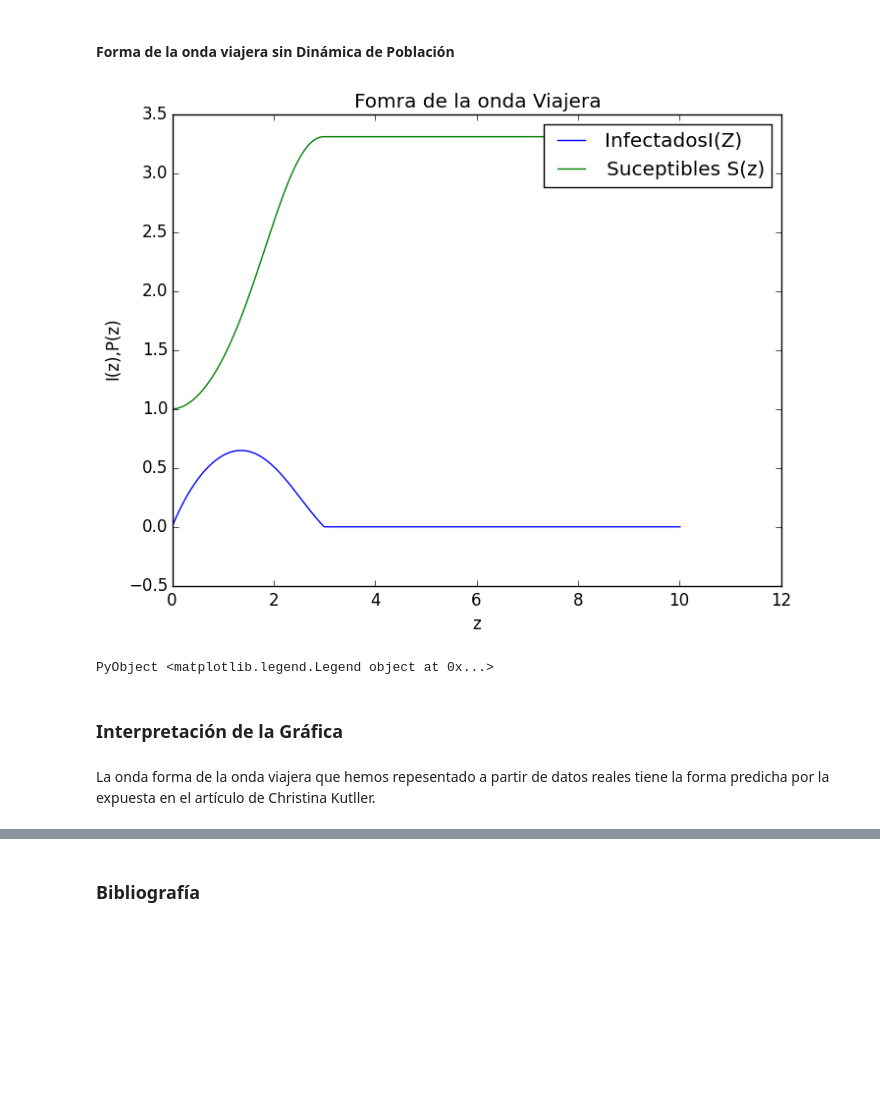
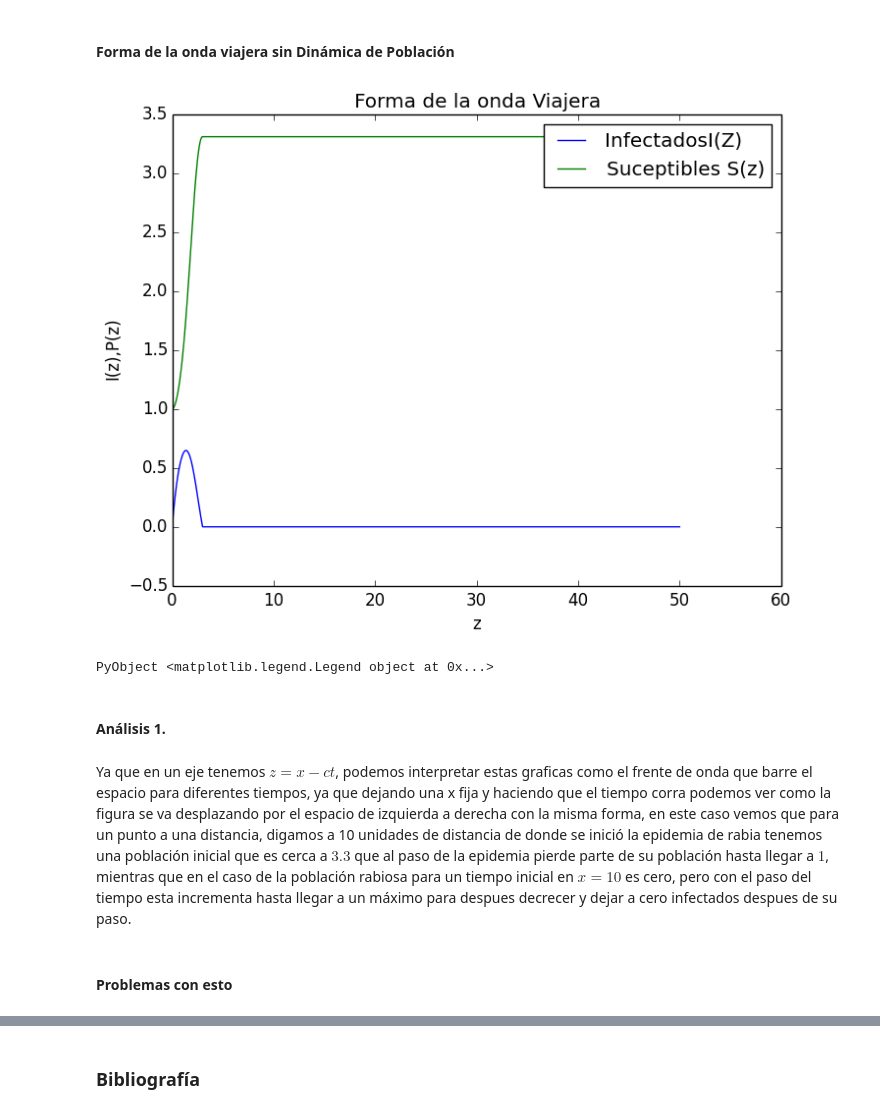
Before and after one commit to a9lara/GitSchoolRepository, a Jupyter notebook: ProyectoFinal_MironPedro_y_LaraArmando.ipynb, the cells around one changed output, grey strips where cells are left out. Saved outputs shown, nothing was run; the diff lists cells and outputs as text; code cells hidden in the pictures; blank space fills up the shorter version.

```diff
--- a/ProyectoFinal_MironPedro_y_LaraArmando.ipynb
+++ b/ProyectoFinal_MironPedro_y_LaraArmando.ipynb
@@ -432,19 +654,21 @@ $S_0=1$
 # %%
 x0=[0.0017,0.9983,1.03];
 
 
-tps,resultados_rab=integrar(rabies_nb,x0,0,10,0.01)
+tps,resultados_rab=integrar(rabies_nb,x0,0,50,0.01)
 
 plot(tps,resultados_rab[:;1],label="InfectadosI(Z)")
 plot(tps,resultados_rab[:;2],label="Suceptibles S(z)")
 xlabel("z")
 ylabel("I(z),P(z)")
-title("Fomra de la onda Viajera")
+title("Forma de la onda Viajera")
 legend()
 # %% [output]
-[figure, old version]
+[figure, new version]
 PyObject <matplotlib.legend.Legend object at 0x...>
-# %% [markdown]
-### Interpretación de la Gráfica
-# %% [markdown]
-La onda forma de la onda viajera que hemos repesentado a partir de datos reales tiene la forma predicha por la expuesta en el artículo de Christina Kutller.
+# %% [markdown]
+#### Análisis 1.
+# %% [markdown]
+Ya que en un eje tenemos $z=x-ct$, podemos interpretar estas graficas como el frente de onda que barre el espacio para diferentes tiempos, ya que dejando una x fija y haciendo que el tiempo corra podemos ver como la figura se va desplazando por el espacio de izquierda a derecha con la misma forma, en este caso vemos que para un punto a una distancia, digamos a 10 unidades de distancia  de donde se inició la epidemia de rabia tenemos una población inicial que es cerca a $3.3$ que al paso de la epidemia pierde parte de su población hasta llegar a $1$, mientras que en el caso de la población rabiosa para un tiempo inicial en $x=10$ es cero, pero con el paso del tiempo esta incrementa hasta llegar a un máximo para despues decrecer y dejar a cero infectados despues de su paso.
+# %% [markdown]
+#### Problemas con esto
```
Also changed, not shown: parts of 79 cells of this notebook.
